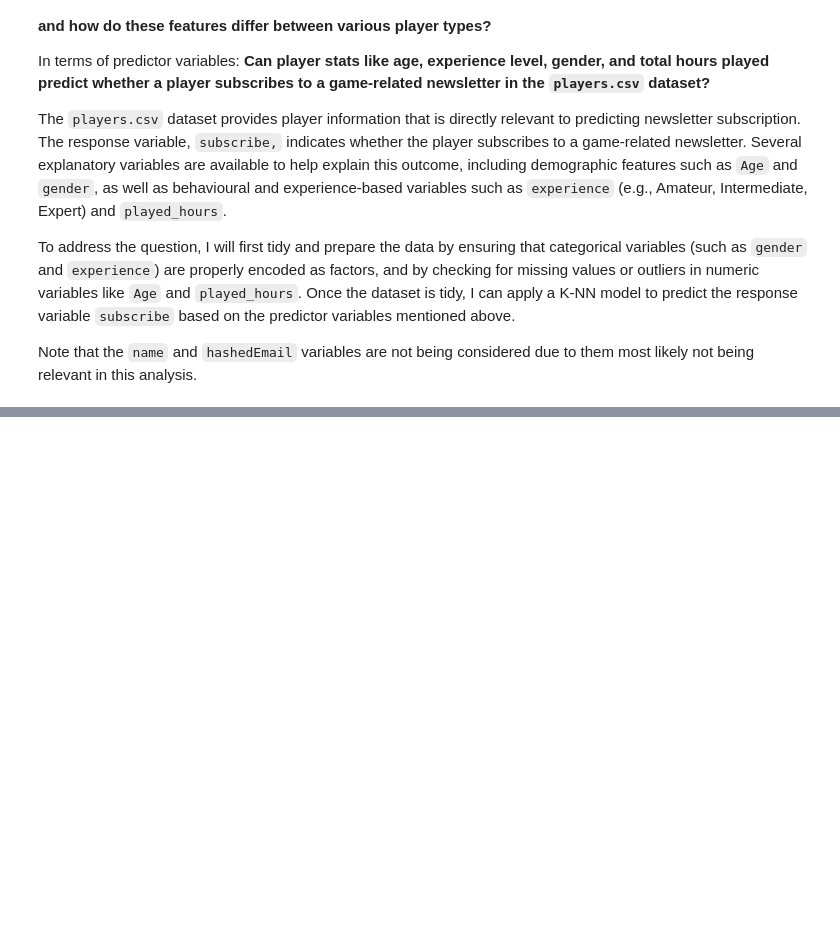
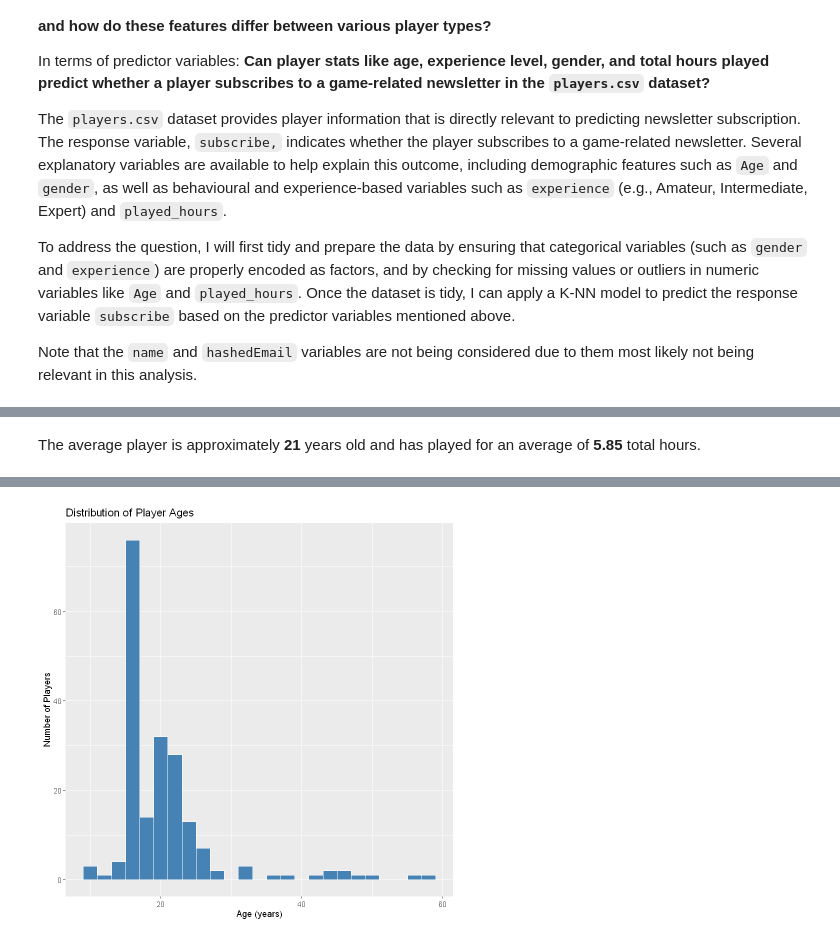
Before and after one commit to hanson777/dsci-100-individual-planning-stage, a Jupyter notebook: main.ipynb, the cells around one changed output, grey strips where cells are left out. Cells and saved outputs as stored; diff of their text form; code cells hidden in the pictures; blank space fills up the shorter version.

Commit message:
Visualize the data to get a feel for relationships between variables for a classification model later on

```diff
--- a/main.ipynb
+++ b/main.ipynb
@@ -191,0 +201,11 @@
+# %% [markdown]
+The average player is approximately **21** years old and has played for an average of **5.85** total hours.
+# %%
+ggplot(players, aes(x = Age)) +
+  geom_histogram(binwidth = 2, fill = 'steelblue', color = 'white') +
+  labs(
+    title = 'Distribution of Player Ages',
+    x = 'Age (years)',
+    y = 'Number of Players'
+  )
+# %% [output]
@@ -191,0 +214 @@
+[figure, added]
```
Also changed, not shown: parts of 10 cells of this notebook.
